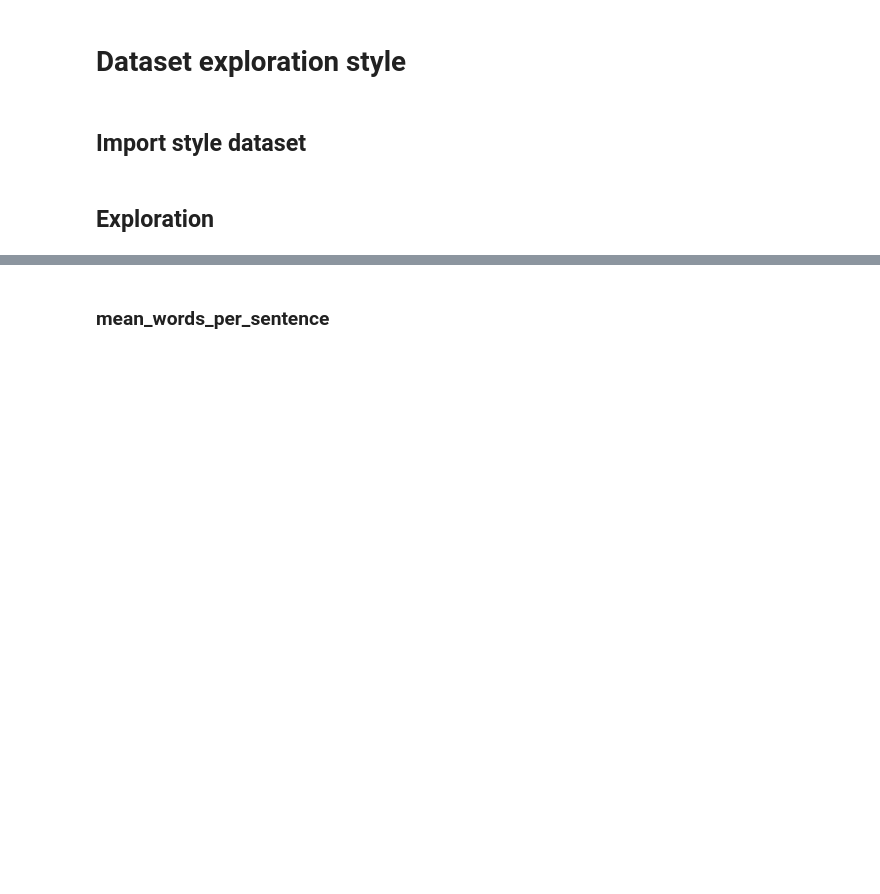
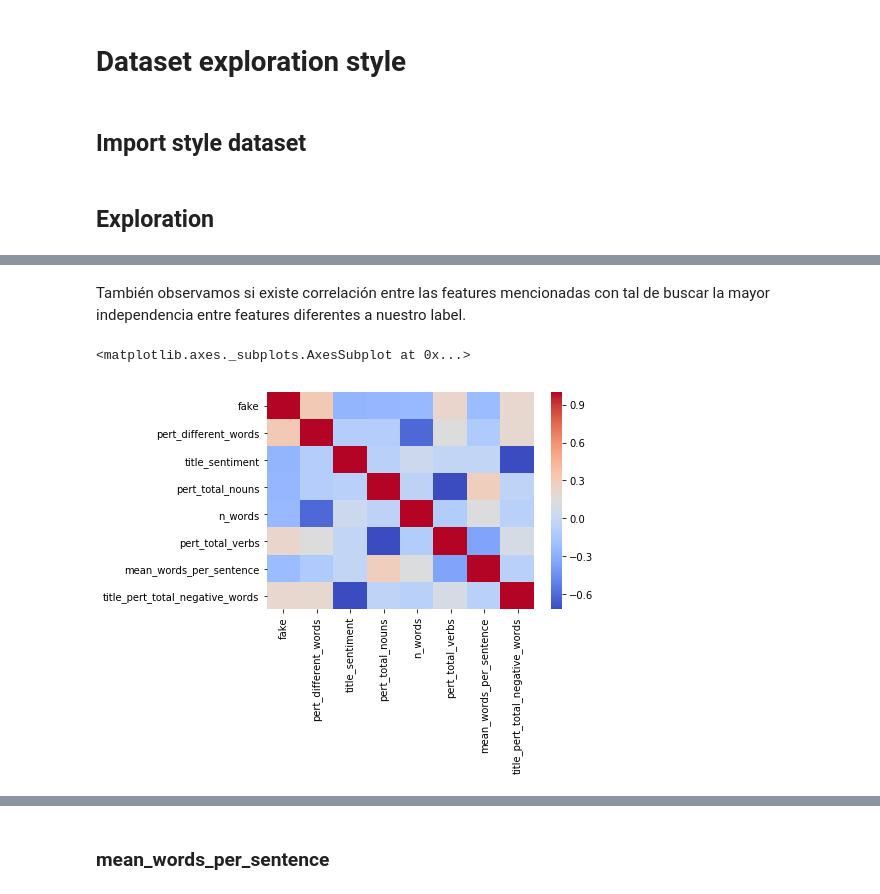
Before and after one commit to FNClassificator/FNC, a Jupyter notebook: src/fake_news_detector/exploration/dataset_exploration_style.ipynb, the cells around one changed output, grey strips where cells are left out. Saved outputs shown, nothing was run; the diff lists cells and outputs as text; code cells hidden in the pictures; blank space fills up the shorter version.

```diff
--- a/src/fake_news_detector/exploration/dataset_exploration_style.ipynb
+++ b/src/fake_news_detector/exploration/dataset_exploration_style.ipynb
@@ -29,0 +55,10 @@ df.head()
+# %% [markdown]
+También observamos si existe correlación entre las features mencionadas con tal de buscar la mayor independencia entre features diferentes a nuestro label.
+# %%
+names = ['fake', 'pert_different_words', 'title_sentiment', 'pert_total_nouns', 'n_words', 'pert_total_verbs', 'mean_words_per_sentence', 'title_pert_total_negative_words' ]
+sub_df = df[names]
+sub_table = sub_df.corr()
+sns.heatmap(sub_table, cmap='coolwarm')
+# %% [output]
+<matplotlib.axes._subplots.AxesSubplot at 0x...>
+[figure, added]
```
Also changed, not shown: parts of 59 cells of this notebook.
